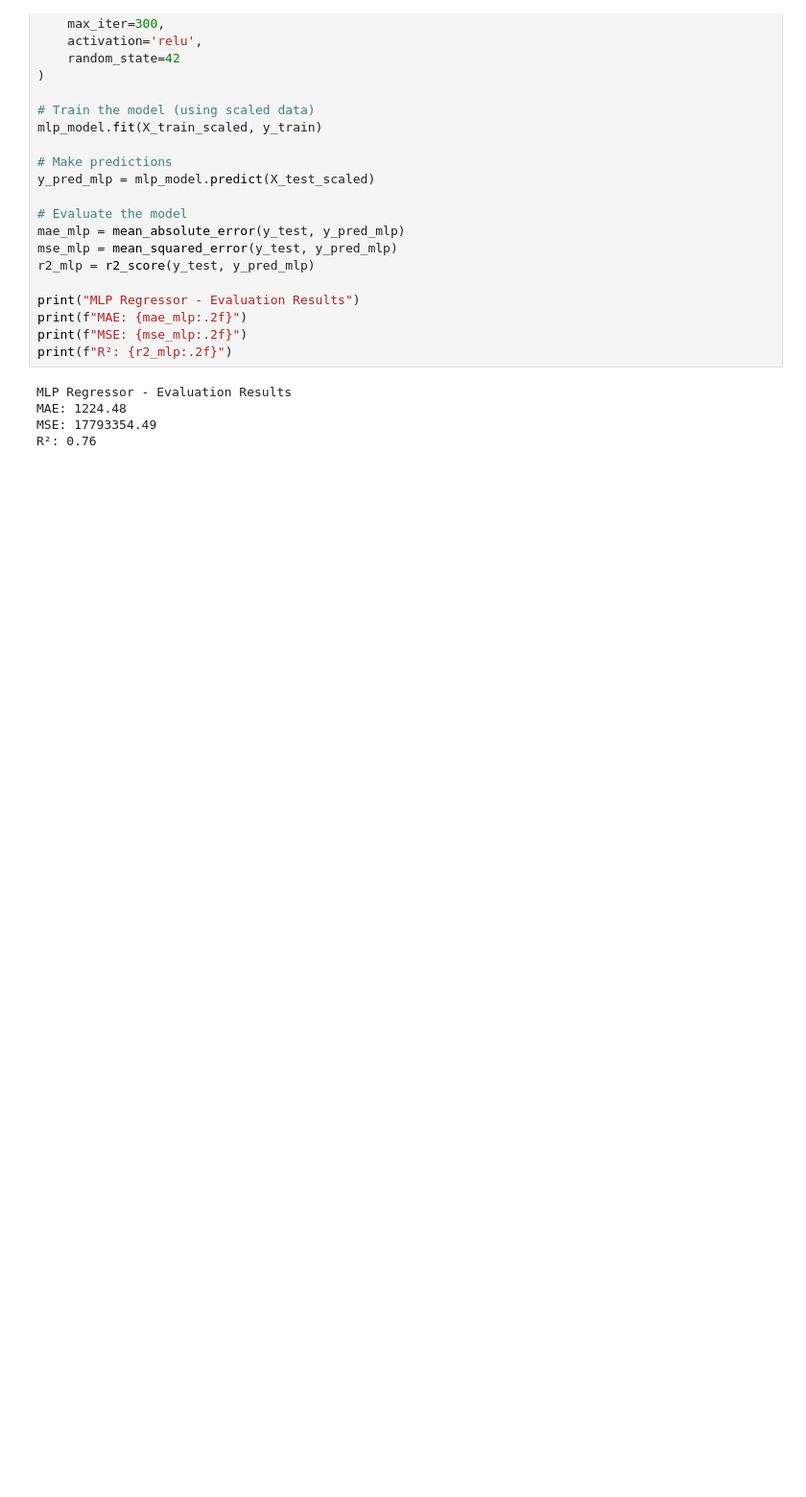
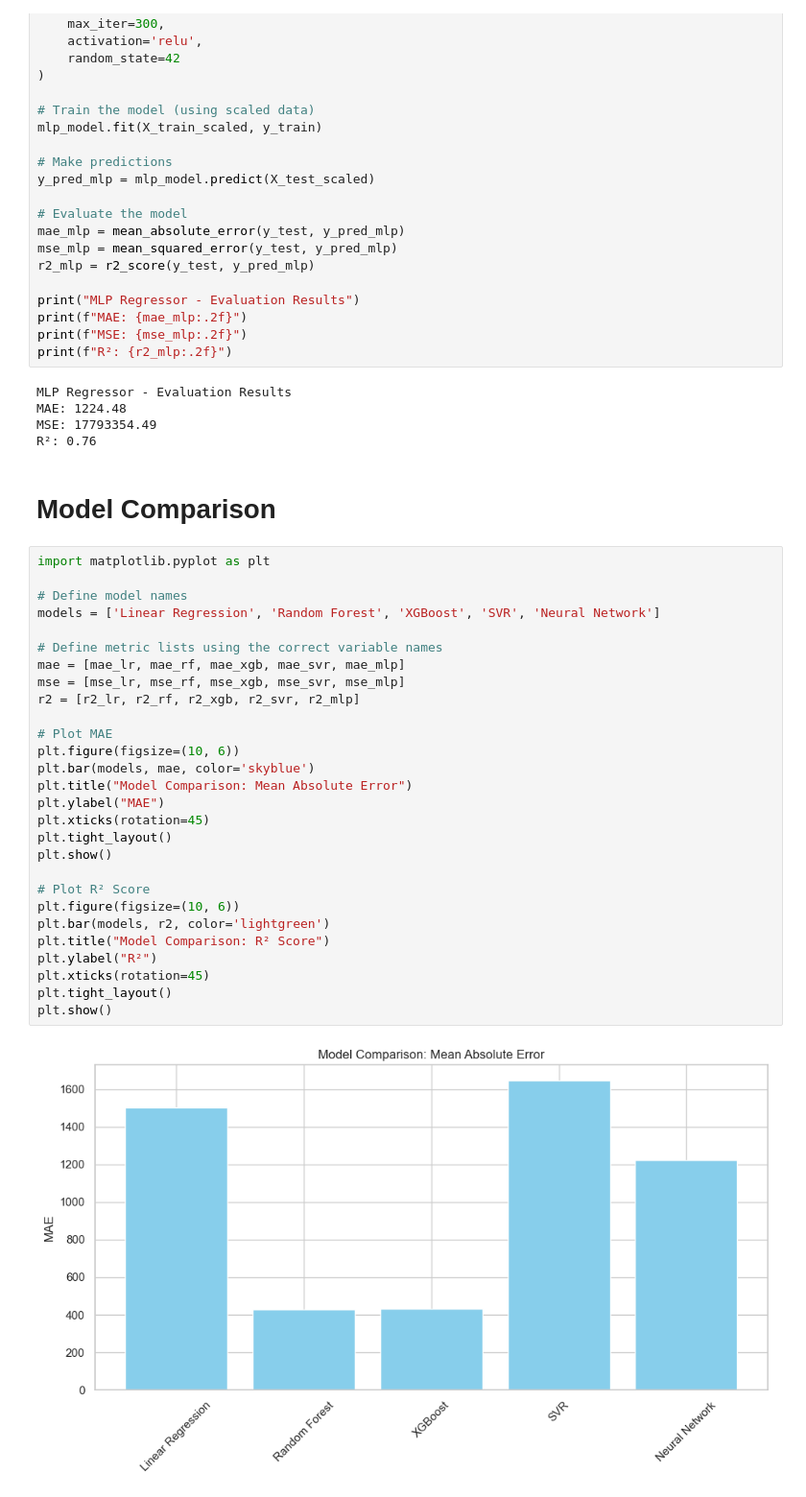
Before and after one commit to NICOLAS2024405/Strategic-Thinking-HDip-in-Data-Analytics---Sept-2024---FT-cohort-, a Jupyter notebook: CA_3_STRATEGIC_THINKING_NICOLAS_DE_ARAUJO.ipynb, the cells around one changed output. Shown at 96% size. Drawn from its saved outputs; the diff is of its cells as text; blank space fills up the shorter version.

Commit message:
Add files via upload
model comparison

```diff
--- a/CA_3_STRATEGIC_THINKING_NICOLAS_DE_ARAUJO.ipynb
+++ b/CA_3_STRATEGIC_THINKING_NICOLAS_DE_ARAUJO.ipynb
@@ -500,3 +500,35 @@ MLP Regressor - Evaluation Results
 MAE: 1224.48
 MSE: 17793354.49
 R²: 0.76
+# %% [markdown]
+# Model Comparison
+# %%
+import matplotlib.pyplot as plt
+
+# Define model names
+models = ['Linear Regression', 'Random Forest', 'XGBoost', 'SVR', 'Neural Network']
+
+# Define metric lists using the correct variable names
+mae = [mae_lr, mae_rf, mae_xgb, mae_svr, mae_mlp]
+mse = [mse_lr, mse_rf, mse_xgb, mse_svr, mse_mlp]
+r2 = [r2_lr, r2_rf, r2_xgb, r2_svr, r2_mlp]
+
+# Plot MAE
+plt.figure(figsize=(10, 6))
+plt.bar(models, mae, color='skyblue')
+plt.title("Model Comparison: Mean Absolute Error")
+plt.ylabel("MAE")
+plt.xticks(rotation=45)
+plt.tight_layout()
+plt.show()
+
+# Plot R² Score
+plt.figure(figsize=(10, 6))
+plt.bar(models, r2, color='lightgreen')
+plt.title("Model Comparison: R² Score")
+plt.ylabel("R²")
+plt.xticks(rotation=45)
+plt.tight_layout()
+plt.show()
+# %% [output]
+[figure, added]
```
Also changed, not shown: parts of 2 cells of this notebook.
